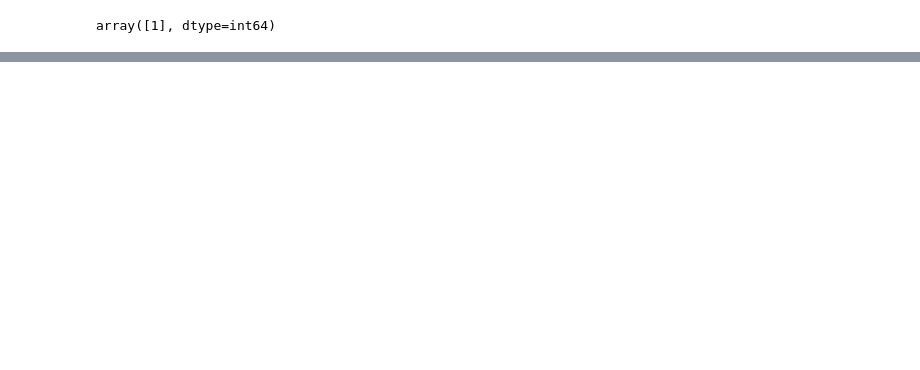
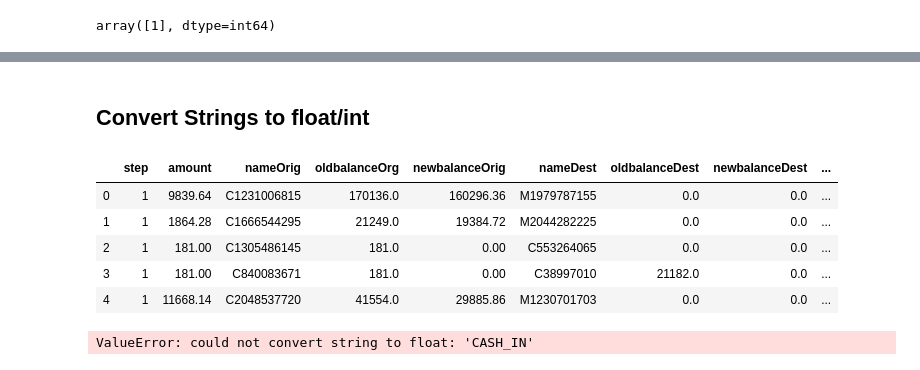
Before and after one commit to MtheEPIC/KaggleProj, a Jupyter notebook: CardTransaction.ipynb, the cells around one changed output, grey strips where cells are left out. Cells and saved outputs as stored; diff of their text form; code cells hidden in the pictures; blank space fills up the shorter version.

Commit message:
finished with getting the data trends

```diff
--- a/CardTransaction.ipynb
+++ b/CardTransaction.ipynb
@@ -240,0 +216,16 @@ df[df['nameOrig'].str[:1]!='C']
+# %% [markdown]
+## Convert Strings to float/int
+# %%
+data = df.copy()
+# %%
+tmp = pd.get_dummies(data['type'])
+data = data.join(tmp)
+data = data.drop('type', axis=1)
+data.head()
+# %% [output]
+|  | step | amount | nameOrig | oldbalanceOrg | newbalanceOrig | nameDest | oldbalanceDest | newbalanceDest | ... |
+| 0 | 1 | 9839.64 | C1231006815 | 170136.0 | 160296.36 | M1979787155 | 0.0 | 0.0 | ... |
+| 1 | 1 | 1864.28 | C1666544295 | 21249.0 | 19384.72 | M2044282225 | 0.0 | 0.0 | ... |
+| 2 | 1 | 181.00 | C1305486145 | 181.0 | 0.00 | C553264065 | 0.0 | 0.0 | ... |
+| 3 | 1 | 181.00 | C840083671 | 181.0 | 0.00 | C38997010 | 21182.0 | 0.0 | ... |
+| 4 | 1 | 11668.14 | C2048537720 | 41554.0 | 29885.86 | M1230701703 | 0.0 | 0.0 | ... |
@@ -240,0 +236,11 @@ df[df['nameOrig'].str[:1]!='C']
+# %%
+#now lets find the optimum K
+err_rate = []
+for i in range(1,30):
+    k = KNeighborsClassifier(n_neighbors=i)
+    k.fit(X_train, y_train)
+    pred_i=k.predict(X_test)
+
+    err_rate.append(np.mean(pred_i !=y_test))
+# %% [output]
+ValueError: could not convert string to float: 'CASH_IN'
```
Also changed, not shown: parts of 38 cells of this notebook.
